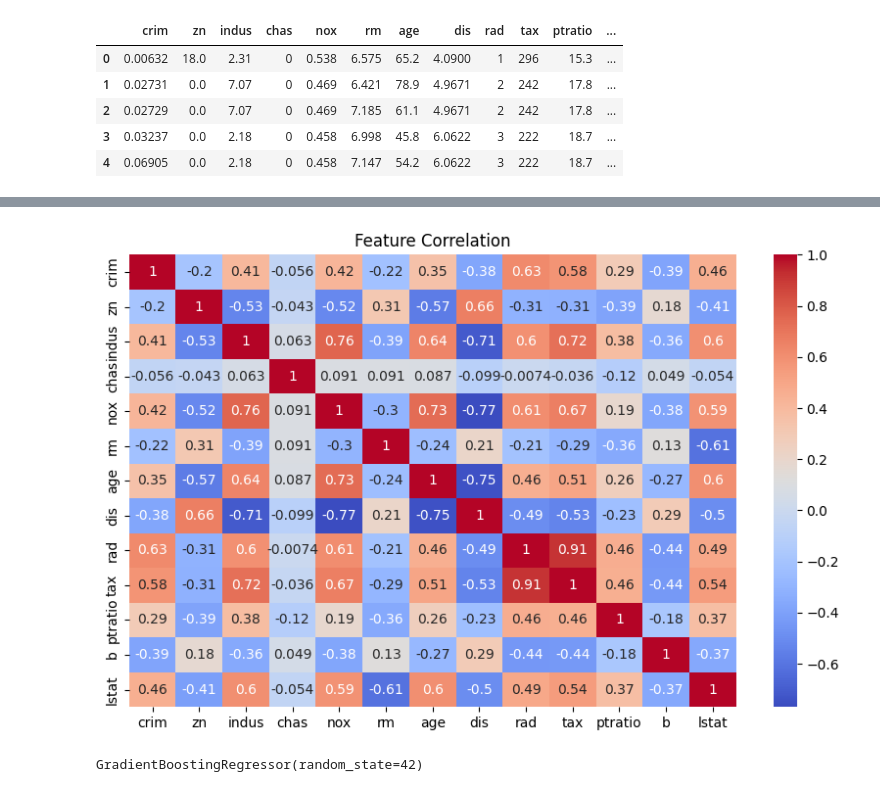
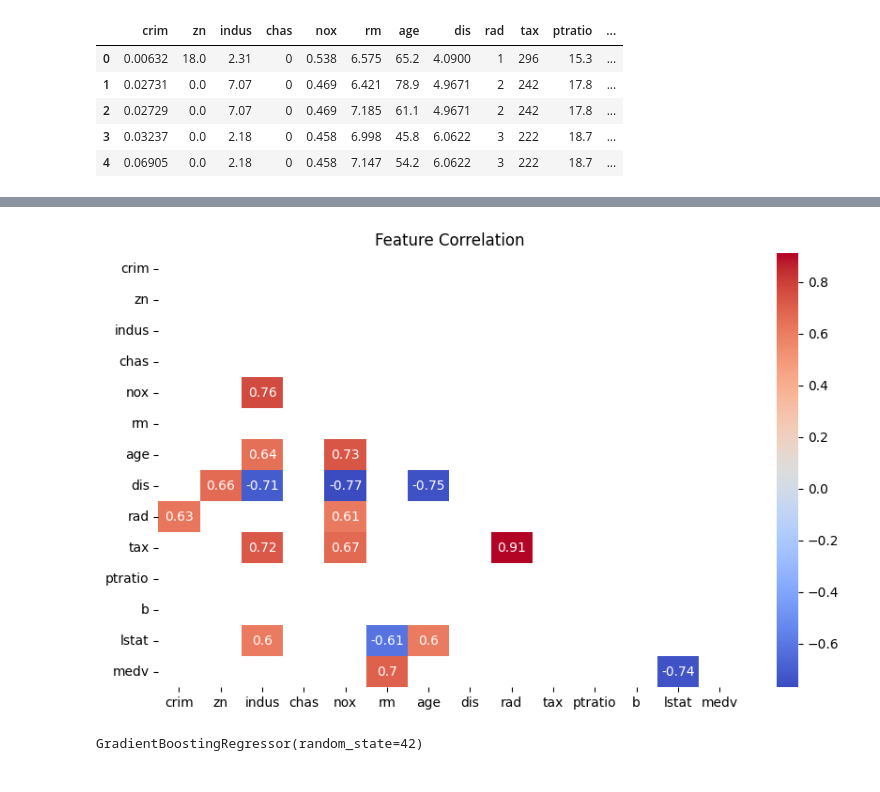
Before and after one commit to RajTejani61/Intern, a Jupyter notebook: Random Forest/Gradient-Boosting.ipynb, the cells around one changed output, grey strips where cells are left out. Drawn from its saved outputs; the diff is of its cells as text; code cells hidden in the pictures.

```diff
--- a/Random Forest/Gradient-Boosting.ipynb
+++ b/Random Forest/Gradient-Boosting.ipynb
@@ -39,12 +39,18 @@ dtype: int64
 X = df.drop("medv", axis=1)
 y = df["medv"]
 # %%
+corr = df.corr()
+threshold = 0.6
+mask_low_corr = np.abs(corr) < threshold
+mask_high_corr = np.triu(np.ones_like(corr, dtype=bool))
+combined_mask = mask_low_corr | mask_high_corr
+
 plt.figure(figsize=(10, 6))
-sns.heatmap(X.corr(), annot=True, cmap='coolwarm')
+sns.heatmap(corr, annot=True, mask = combined_mask, cmap='coolwarm')
 plt.title("Feature Correlation")
 plt.show()
 # %% [output]
-[figure, old version]
+[figure, new version]
 # %%
 X_train, X_test, y_train, y_test = train_test_split(X, y, test_size=0.2, random_state=42)
 # %%
```
Also changed, not shown: parts of 1 cell of this notebook.
